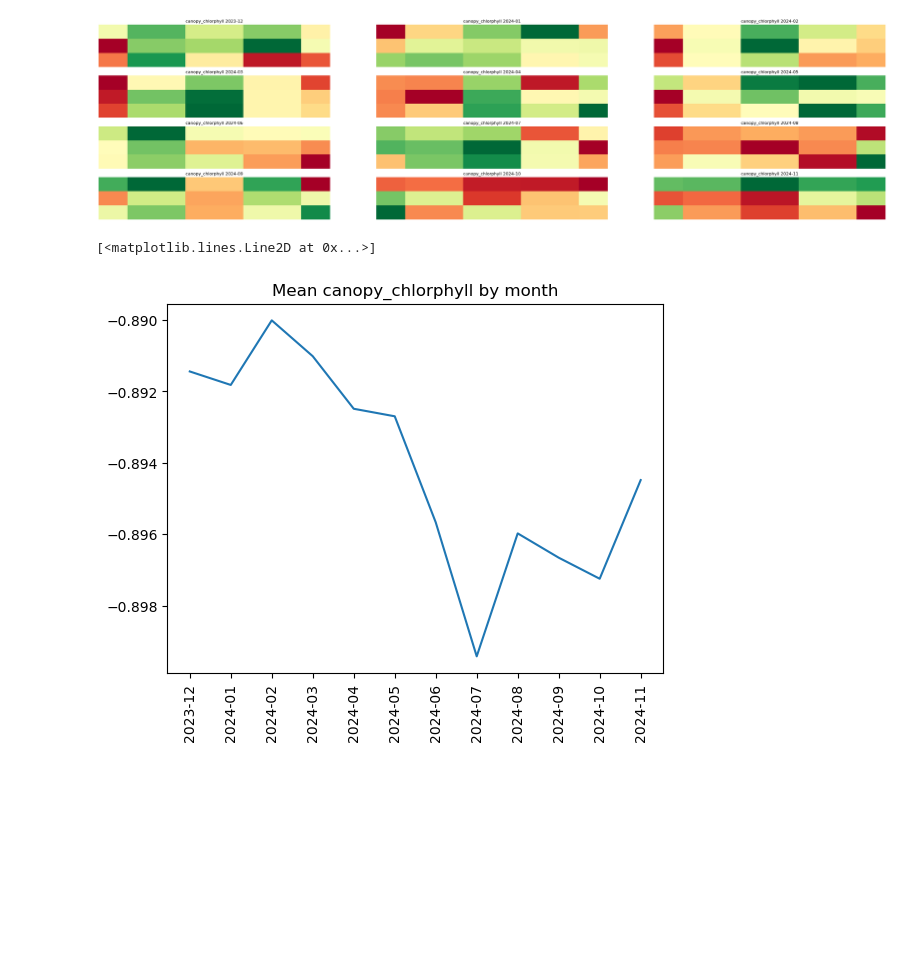
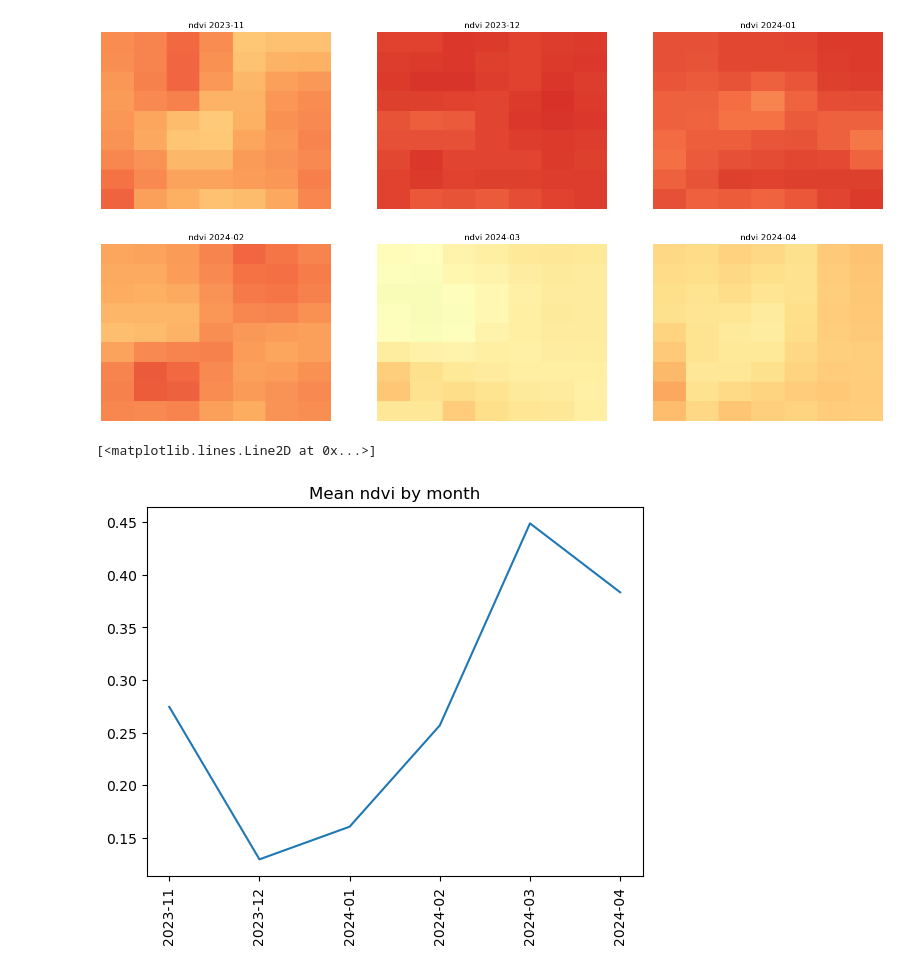
Before and after one commit to manukala6/crop_health_monitor, a Jupyter notebook: collect_time_series.ipynb, the cells around one changed output. Drawn from its saved outputs; the diff is of its cells as text; code cells hidden in the pictures; blank space fills up the shorter version.

Commit message:
Visualize plots

```diff
--- a/collect_time_series.ipynb
+++ b/collect_time_series.ipynb
@@ -90,7 +91,7 @@ train_ddf.map_partitions(lambda x: len(x)).compute()
 dtype: int64
 # %%
 # Transfer parition 28 to separate dataframe
-train_part_28 = train_ddf.get_partition(14)
+train_part_28 = train_ddf.get_partition(0)
 # %%
 # Sign into Microsoft planetary computer
 stac_url = "https://planetarycomputer.microsoft.com/api/stac/v1"
@@ -135,14 +136,14 @@ def calc_chlorophyll(red_edge: xr.DataArray, narrow_nir: xr.DataArray, name: str
     return chlorophyll.drop_vars("band")
 
 def sanitize_stack(stack: xr.DataArray):
-    desired_coords = ["time", "x", "y", "band", "year_month", "ndvi", "evi", "ndmi", "ndwi", "wet_chlorphyll", "canopy_chlorphyll"]
+    desired_coords = ["time", "x", "y", "band", "year_month", "ndvi", "evi", "ndmi", "ndwi", "wet_chlorophyll", "canopy_chlorophyll"]
     slim_stack = stack.drop_vars(
         [coord for coord in stack.coords if coord not in desired_coords],
         errors="ignore"
     )
     return slim_stack
 # %%
-stacks = []
+stacks = {}
 total_plots = len(train_part_28)
 
 for idx, plot in tqdm(enumerate(train_part_28.iterrows()), total=len(train_part_28)):
@@ -193,6 +194,6 @@ for idx, plot in tqdm(enumerate(train_part_28.iterrows()), total=len(train_part_
     # Sanitize
     plot_stack = sanitize_stack(plot_stack)
 
-    stacks.append(plot_stack)
+    stacks[plot[1]["FarmID"]] = plot_stack
     #zarr_path = f"zarrs/part_{14}/plot_{idx}_stack.zarr"
     #plot_stack.to_zarr(zarr_path, mode='w', compute=False)
@@ -199,4 +222,4 @@ for idx, plot in tqdm(enumerate(train_part_28.iterrows()), total=len(train_part_
 # %%
-plot = stacks[21]
+plot = stacks["1318603"]
 plot
 # %% [output]
@@ -230,17 +246,19 @@ monthly_index = plot[f"{index}"].groupby("year_month").mean()
 # %%
 # Plot figure with 6 subplots
 index_months = []
-fig, axs = plt.subplots(int(len(y)/3), 3, figsize=(10*int(len(y)/3), 10))
+cmap = plt.get_cmap('RdYlGn')
+norm = Normalize(vmin=0, vmax=1)
+fig, axs = plt.subplots(int(len(monthly_index)/3), 3, figsize=(10*int(len(monthly_index)/3), 10))
 for i, ax in enumerate(axs.flat):
     index_month = monthly_index[i].compute()
     index_months.append(index_month.to_numpy())
-    index_month.plot(ax=ax, cmap='RdYlGn', add_colorbar=False)
+    index_month.plot(ax=ax, cmap='RdYlGn', add_colorbar=False, norm=norm)
     ax.set_title(f"{index} {monthly_index.year_month.values[i]}")
     ax.set_axis_off()
 # %% [output]
-[figure, old version]
+[figure, new version]
 # %%
-months = monthly_index["year_month"].values
+months = monthly_index["year_month"].values[:6]
 means = [index_month.mean() for index_month in index_months]
 # make x labels vertical
 plt.xticks(rotation=90)
@@ -248,7 +266,7 @@ plt.title(f"Mean {index} by month")
 plt.plot(months, means)
 # %% [output]
 [<matplotlib.lines.Line2D at 0x...>]
-[figure, old version]
+[figure, new version]
 # %%
 def calc_monthly_mean_index(plot: xr.DataArray, index):
     monthy_ndvi = plot_stack[index].groupby("year_month").mean()
```
Also changed, not shown: parts of 5 cells of this notebook.
